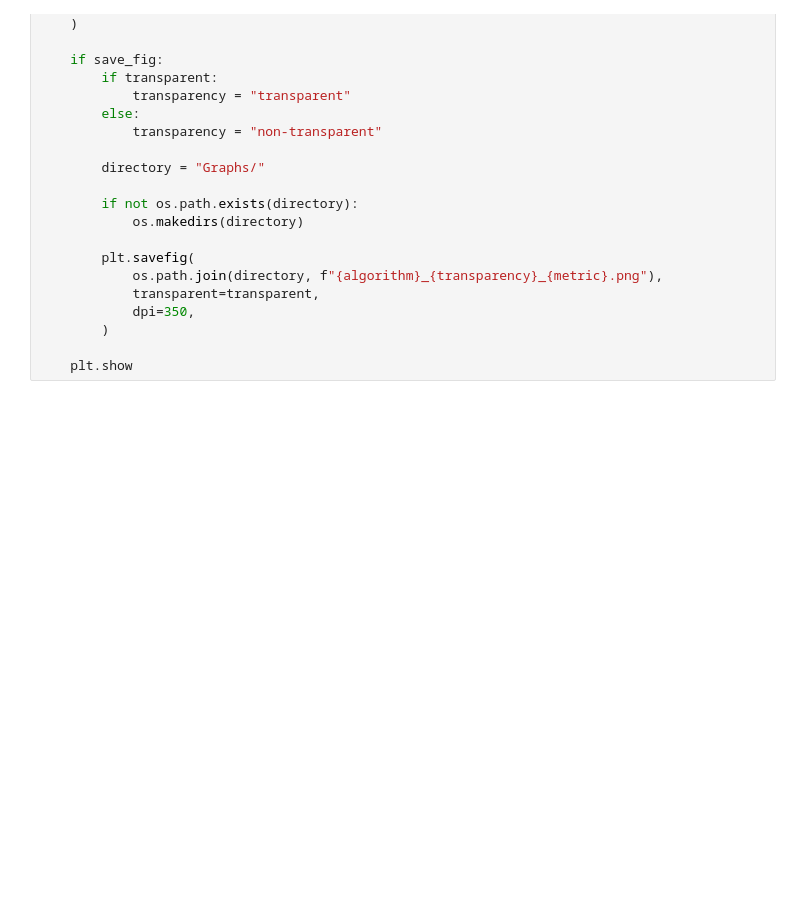
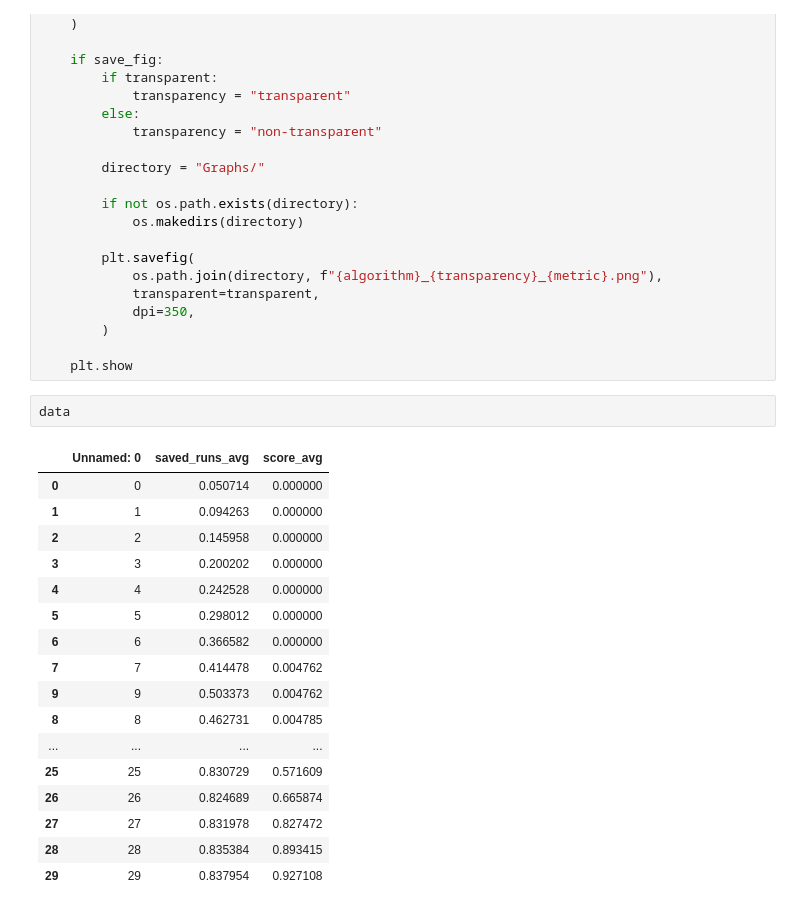
Before and after one commit to Omar88magdy/ml-assisted-binary-search, a Jupyter notebook: plot.ipynb, the cells around one changed output. Saved outputs shown, nothing was run; the diff lists cells and outputs as text; blank space fills up the shorter version.

```diff
--- a/plot.ipynb
+++ b/plot.ipynb
@@ -118,4 +118,24 @@ def plot(
         )
 
     plt.show
+# %%
+data
+# %% [output]
+|  | Unnamed: 0 | saved_runs_avg | score_avg |
+| 0 | 0 | 0.050714 | 0.000000 |
+| 1 | 1 | 0.094263 | 0.000000 |
+| 2 | 2 | 0.145958 | 0.000000 |
+| 3 | 3 | 0.200202 | 0.000000 |
+| 4 | 4 | 0.242528 | 0.000000 |
+| 5 | 5 | 0.298012 | 0.000000 |
+| 6 | 6 | 0.366582 | 0.000000 |
+| 7 | 7 | 0.414478 | 0.004762 |
+| 9 | 9 | 0.503373 | 0.004762 |
+| 8 | 8 | 0.462731 | 0.004785 |
+| ... | ... | ... | ... |
+| 25 | 25 | 0.830729 | 0.571609 |
+| 26 | 26 | 0.824689 | 0.665874 |
+| 27 | 27 | 0.831978 | 0.827472 |
+| 28 | 28 | 0.835384 | 0.893415 |
+| 29 | 29 | 0.837954 | 0.927108 |
 # %%
```
Also changed, not shown: parts of 3 cells of this notebook, 32 other files.
